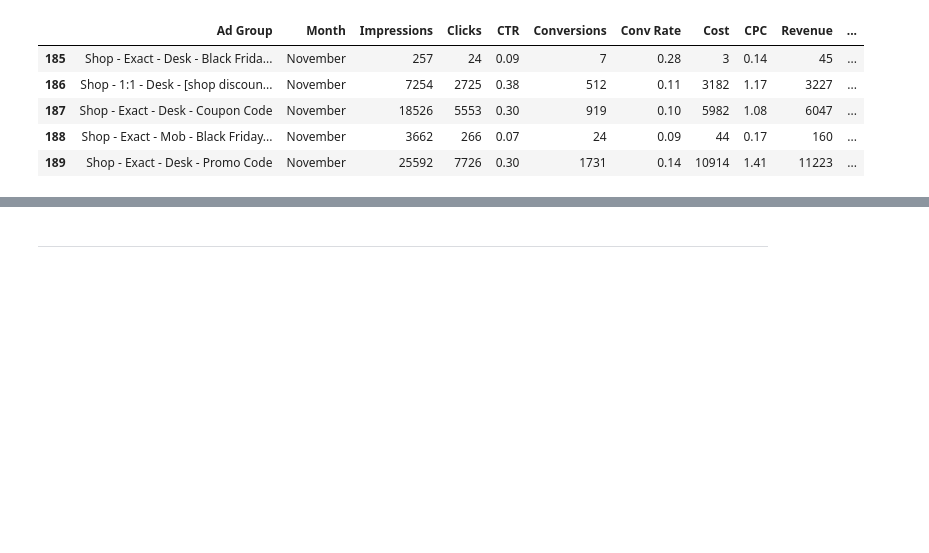
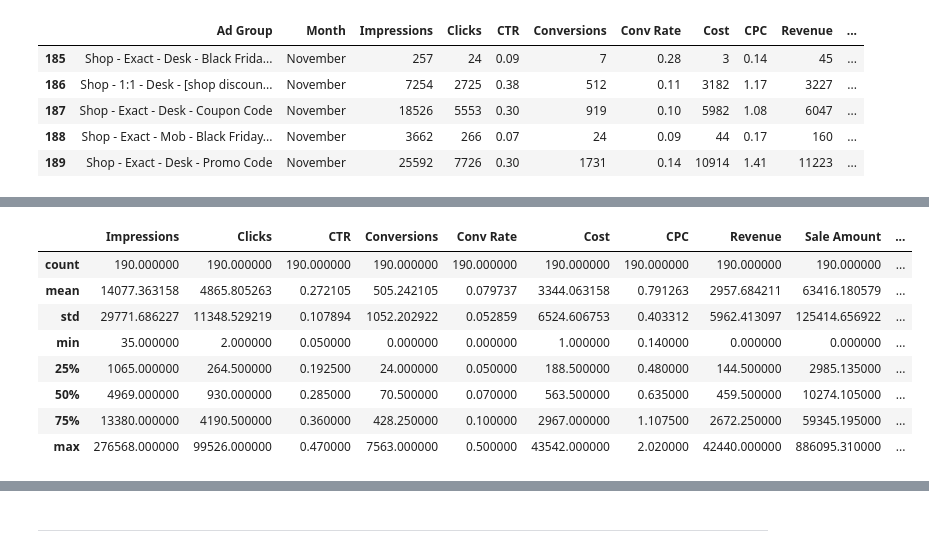
Before and after one commit to Evank2023/Portfolio, a Jupyter notebook: Pocket Blue Shopping Mall Compaign Analysis.ipynb, the cells around one changed output, grey strips where cells are left out. Saved outputs shown, nothing was run; the diff lists cells and outputs as text; code cells hidden in the pictures; blank space fills up the shorter version.

```diff
--- a/Pocket Blue Shopping Mall Compaign Analysis.ipynb
+++ b/Pocket Blue Shopping Mall Compaign Analysis.ipynb
@@ -83,0 +83,12 @@ Campaign_Data.tail()
+# %%
+Campaign_Data.describe()
+# %% [output]
+|  | Impressions | Clicks | CTR | Conversions | Conv Rate | Cost | CPC | Revenue | Sale Amount | ... |
+| count | 190.000000 | 190.000000 | 190.000000 | 190.000000 | 190.000000 | 190.000000 | 190.000000 | 190.000000 | 190.000000 | ... |
+| mean | 14077.363158 | 4865.805263 | 0.272105 | 505.242105 | 0.079737 | 3344.063158 | 0.791263 | 2957.684211 | 63416.180579 | ... |
+| std | 29771.686227 | 11348.529219 | 0.107894 | 1052.202922 | 0.052859 | 6524.606753 | 0.403312 | 5962.413097 | 125414.656922 | ... |
+| min | 35.000000 | 2.000000 | 0.050000 | 0.000000 | 0.000000 | 1.000000 | 0.140000 | 0.000000 | 0.000000 | ... |
+| 25% | 1065.000000 | 264.500000 | 0.192500 | 24.000000 | 0.050000 | 188.500000 | 0.480000 | 144.500000 | 2985.135000 | ... |
+| 50% | 4969.000000 | 930.000000 | 0.285000 | 70.500000 | 0.070000 | 563.500000 | 0.635000 | 459.500000 | 10274.105000 | ... |
+| 75% | 13380.000000 | 4190.500000 | 0.360000 | 428.250000 | 0.100000 | 2967.000000 | 1.107500 | 2672.250000 | 59345.195000 | ... |
+| max | 276568.000000 | 99526.000000 | 0.470000 | 7563.000000 | 0.500000 | 43542.000000 | 2.020000 | 42440.000000 | 886095.310000 | ... |
```
Also changed, not shown: parts of 27 cells of this notebook.
